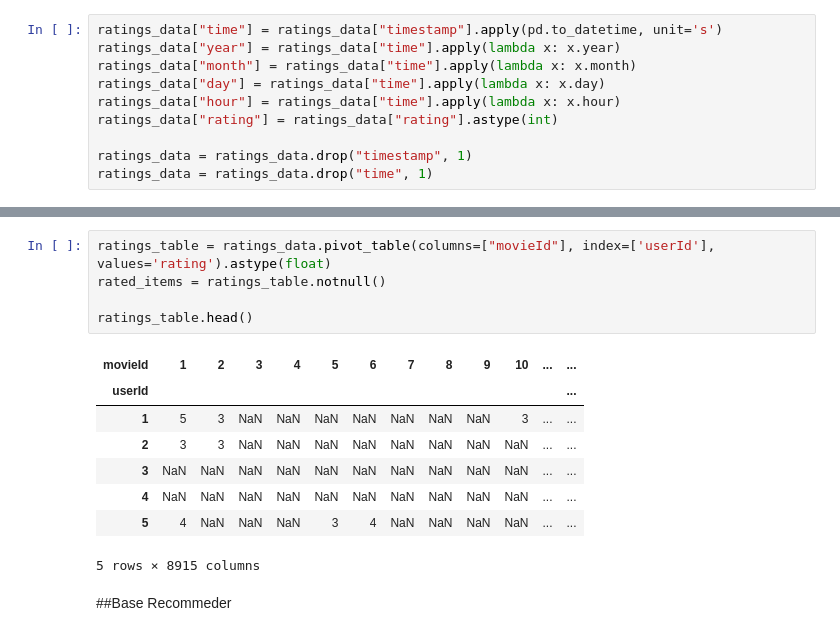
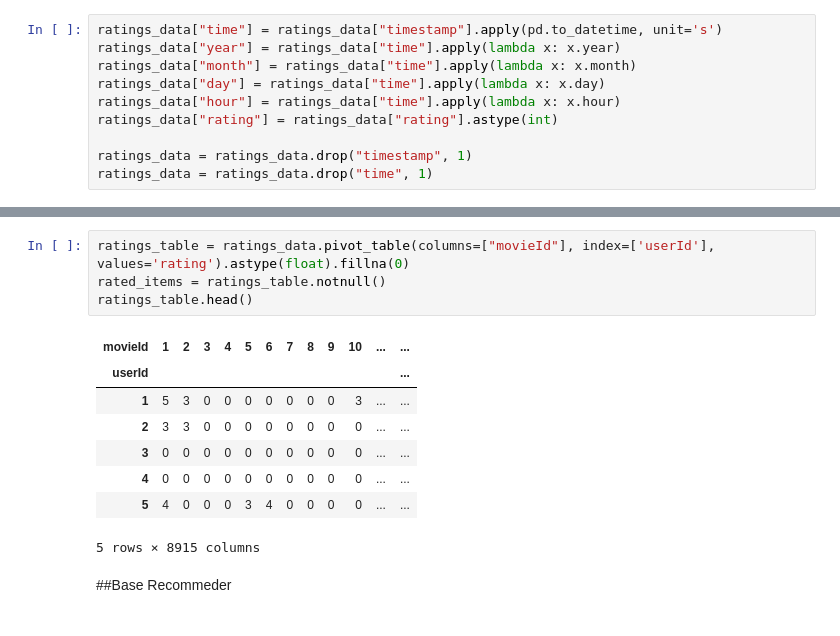
Before and after one commit to JoannaMisztalRadecka/python_data_science_tutorial, a Jupyter notebook: movielens_recommender.ipynb, the cells around one changed output, grey strips where cells are left out. Saved outputs shown, nothing was run; the diff lists cells and outputs as text.

```diff
--- a/movielens_recommender.ipynb
+++ b/movielens_recommender.ipynb
@@ -64,16 +95,15 @@ ratings_data.head()
 # %%
-ratings_table = ratings_data.pivot_table(columns=["movieId"], index=['userId'], values='rating').astype(float)
+ratings_table = ratings_data.pivot_table(columns=["movieId"], index=['userId'], values='rating').astype(float).fillna(0)
 rated_items = ratings_table.notnull()
-
 ratings_table.head()
 # %% [output]
 | movieId | 1 | 2 | 3 | 4 | 5 | 6 | 7 | 8 | 9 | 10 | ... | ... |
 | userId |  |  |  |  |  |  |  |  |  |  |  | ... |
-| 1 | 5 | 3 | NaN | NaN | NaN | NaN | NaN | NaN | NaN | 3 | ... | ... |
-| 2 | 3 | 3 | NaN | NaN | NaN | NaN | NaN | NaN | NaN | NaN | ... | ... |
-| 3 | NaN | NaN | NaN | NaN | NaN | NaN | NaN | NaN | NaN | NaN | ... | ... |
-| 4 | NaN | NaN | NaN | NaN | NaN | NaN | NaN | NaN | NaN | NaN | ... | ... |
-| 5 | 4 | NaN | NaN | NaN | 3 | 4 | NaN | NaN | NaN | NaN | ... | ... |
+| 1 | 5 | 3 | 0 | 0 | 0 | 0 | 0 | 0 | 0 | 3 | ... | ... |
+| 2 | 3 | 3 | 0 | 0 | 0 | 0 | 0 | 0 | 0 | 0 | ... | ... |
+| 3 | 0 | 0 | 0 | 0 | 0 | 0 | 0 | 0 | 0 | 0 | ... | ... |
+| 4 | 0 | 0 | 0 | 0 | 0 | 0 | 0 | 0 | 0 | 0 | ... | ... |
+| 5 | 4 | 0 | 0 | 0 | 3 | 4 | 0 | 0 | 0 | 0 | ... | ... |
 5 rows × 8915 columns
 # %% [markdown]
 ##Base Recommeder
```
Also changed, not shown: parts of 13 cells of this notebook.
